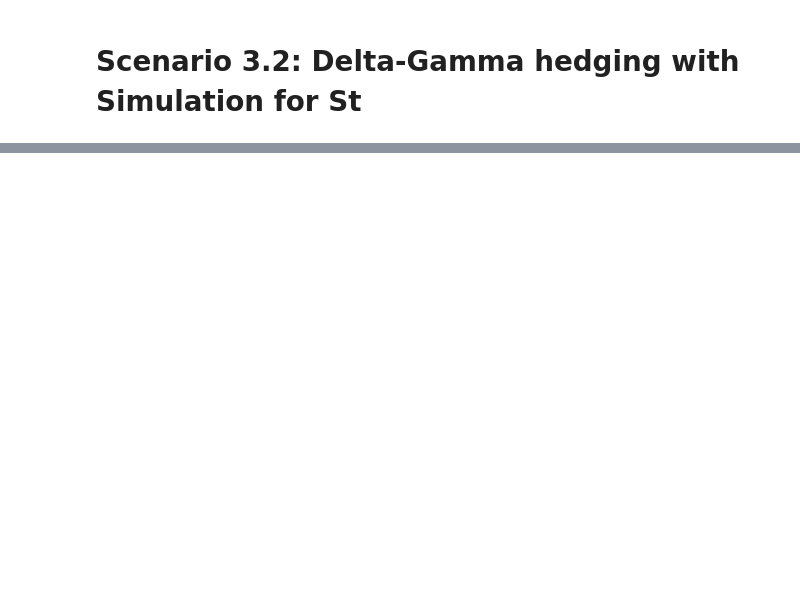
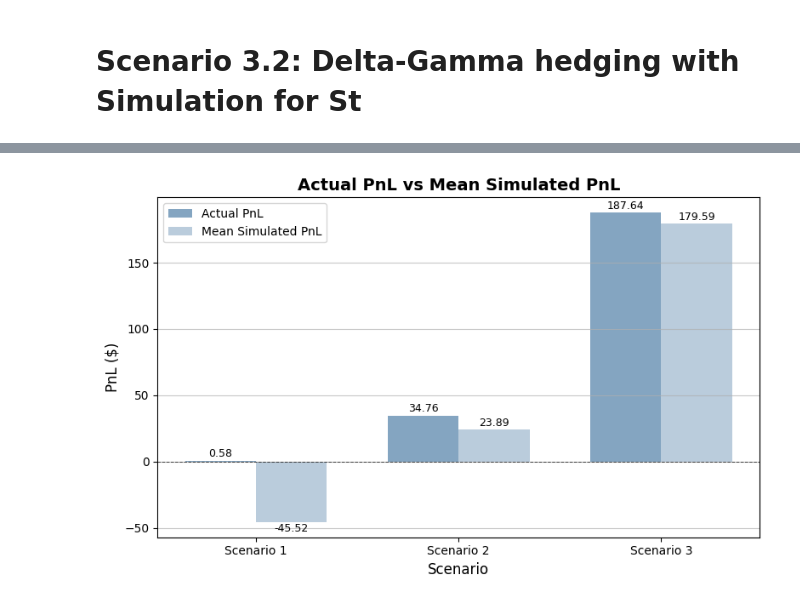
Before and after one commit to AnaSofiaHinojosa/GreekHedging, a Jupyter notebook: proyecto.ipynb, the cells around one changed output, grey strips where cells are left out. Cells and saved outputs as stored; diff of their text form; code cells hidden in the pictures; blank space fills up the shorter version.

```diff
--- a/proyecto.ipynb
+++ b/proyecto.ipynb
@@ -350,0 +366,26 @@ plt.show()
+# %%
+actual_pnls = [total_scenario_1, total_scenario_2, total_scenario_3]
+mean_pnls = [total_pnl_scenario1.mean(), total_pnl_scenario2.mean(), total_pnl_scenario3.mean()]
+
+labels = ['Scenario 1', 'Scenario 2', 'Scenario 3']
+x = np.arange(len(labels))
+width = 0.35
+
+plt.figure(figsize=(8, 5))
+bars1 = plt.bar(x - width/2, actual_pnls, width=width, color=['#668fb2', '#668fb2', '#668fb2'], alpha=0.8, label='Actual PnL')
+bars2 = plt.bar(x + width/2, mean_pnls, width=width, color=['#668fb2', '#668fb2', '#668fb2'], alpha=0.45, label='Mean Simulated PnL')
+
+plt.bar_label(bars1, fmt='%.2f', padding=1, fontsize=9)
+plt.bar_label(bars2, fmt='%.2f', padding=1, fontsize=9)
+
+plt.title('Actual PnL vs Mean Simulated PnL', fontsize=14, fontweight='bold')
+plt.xlabel('Scenario', fontsize=12)
+plt.ylabel('PnL ($)', fontsize=12)
+plt.grid(axis='y', alpha=0.7)
+plt.axhline(0, color='black', linestyle='--', linewidth=0.7, alpha=0.7)
+plt.xticks(x, labels)
+plt.legend()
+plt.tight_layout()
+plt.show()
+# %% [output]
+[figure, added]
```
Also changed, not shown: parts of 12 cells of this notebook.
